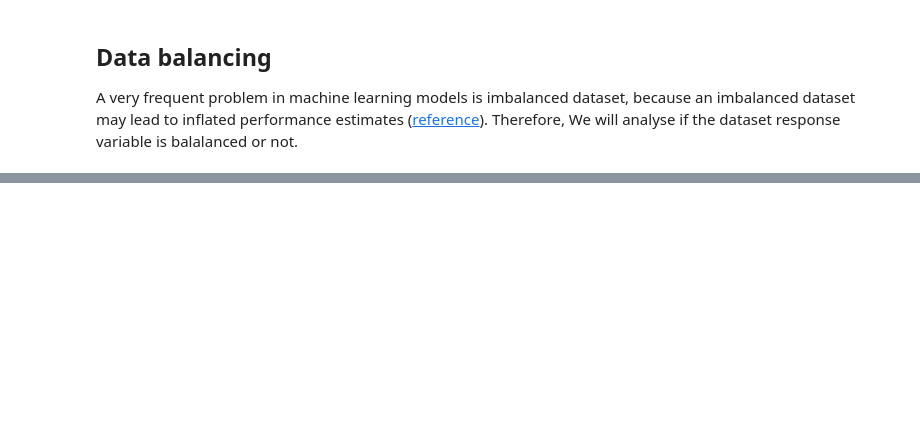
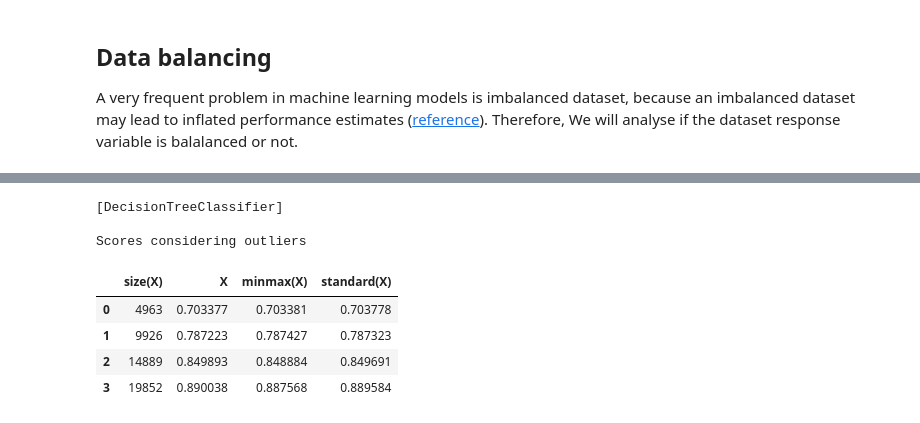
Before and after one commit to fernandojunior/wine-test, a Jupyter notebook: notebook.ipynb, the cells around one changed output, grey strips where cells are left out. Drawn from its saved outputs; the diff is of its cells as text; code cells hidden in the pictures; blank space fills up the shorter version.

```diff
--- a/notebook.ipynb
+++ b/notebook.ipynb
@@ -74,15 +74,11 @@ target_col = data.columns[-1]
 # Show the list of columns
 print("\nTarget column: {}".format(target_col))
 
-# Separate the data into feature data and target data (X_all and y_all, respectively)
-X_all = data[feature_cols]
-y_all = data[target_col]
-
 print("\nFeature types:")
-print(X_all.dtypes)
+print(data[feature_cols].dtypes)
 
 print("\nTarget type:")
-print(y_all.dtypes)
+print(data[target_col].dtypes)
 
 print("\nClasses from `type` feature:")
 print(data['type'].unique())
@@ -331,0 +280,72 @@ Scores without outliers, IQR factor 3.5
+# %%
+from sklearn.model_selection import cross_val_score
+
+# http://scikit-learn.org/stable/modules/multiclass.html
+from sklearn.tree import DecisionTreeClassifier
+from sklearn.ensemble import RandomForestClassifier
+from sklearn.discriminant_analysis import LinearDiscriminantAnalysis
+
+def cross_validation(classifier, X, y, cv=10, size_proportions=[0.25, 0.50, 0.75, 1.0]):
+    '''
+    Execute the 'cross_val_score' function for a classifier, each
+    training set size proportion (25%, 50%, 75%, 100%), and each
+    normalization type (min-max, standard)
+    '''
+    scores = []
+    total_size = X.shape[0]
+    sizes = (map(lambda p: int(total_size * p), size_proportions))
+    X_minmax = scale(X, scaler_type='minmax')
+    X_standard = scale(X, scaler_type='standard')
+
+    for size in sizes:
+        scores1 = cross_val_score(classifier, X[:size], y[:size], cv=cv)
+        scores2 = cross_val_score(classifier, X_minmax[:size], y[:size], cv=cv)
+        scores3 = cross_val_score(classifier, X_standard[:size], y[:size], cv=cv)
+        scores.append([size, np.mean(scores1), np.mean(scores2), np.mean(scores3)])
+    result = pd.DataFrame(scores, columns=['size(X)', 'X', 'minmax(X)', 'standard(X)'])
+    return result
+
+# Initialize the models
+clf_A = DecisionTreeClassifier(random_state=0)
+clf_B = RandomForestClassifier(n_estimators=100)
+clf_C = LinearDiscriminantAnalysis()
+
+classifiers = [clf_A, clf_B, clf_C]
+iqr_factors = [1.5, 2.0, 2.5, 3.0, 3.5]
+size_proportions=[0.25, 0.50, 0.75, 1.0]
+cv_k_fold = 7
+
+# Execute the 'cross_validation' function for each classifier, iqr_factor and training set size proportions
+for clf in classifiers:
+    print("\n[{}]\n".format(clf.__class__.__name__))
+
+    print('Scores considering outliers')
+    X_all, y_all = data_balanced[feature_cols], data_balanced[target_col]
+    scores = cross_validation(clf, X_all, y_all, cv=k_fold)
+    display(scores)
+
+    for iqr_factor in iqr_factors:
+        print('Scores considering no outliers, IQR factor', iqr_factor)
+        X_all, y_all = remove_outliers(data_balanced, feature_cols, target_col, factor=iqr_factor)
+        scores = cross_validation(clf, X_all, y_all, cv=cv_k_fold)
+        display(scores)
+
+
+
+
+# TODO sklearn.ensemble.GradientBoostingClassifier
+# http://scikit-learn.org/stable/modules/model_evaluation.html
+# https://elitedatascience.com/imbalanced-classes
+# https://stackoverflow.com/questions/26210471/scikit-learn-gridsearch-giving-valueerror-multiclass-format-is-not-supported
+#     print(y.unique())
+#     y = label_binarize(y, classes=y.unique())
+#     print(y)
+# %% [output]
+[DecisionTreeClassifier]
+
+Scores considering outliers
+|  | size(X) | X | minmax(X) | standard(X) |
+| 0 | 4963 | 0.703377 | 0.703381 | 0.703778 |
+| 1 | 9926 | 0.787223 | 0.787427 | 0.787323 |
+| 2 | 14889 | 0.849893 | 0.848884 | 0.849691 |
+| 3 | 19852 | 0.890038 | 0.887568 | 0.889584 |
```
Also changed, not shown: parts of 16 cells of this notebook.
